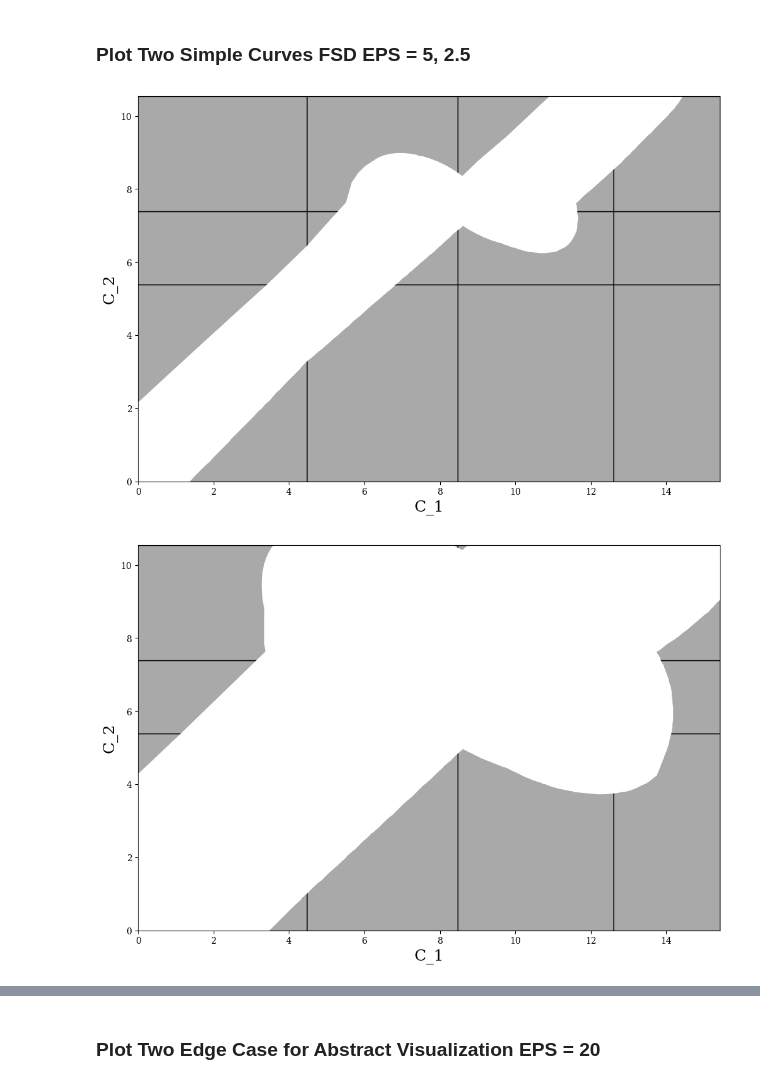
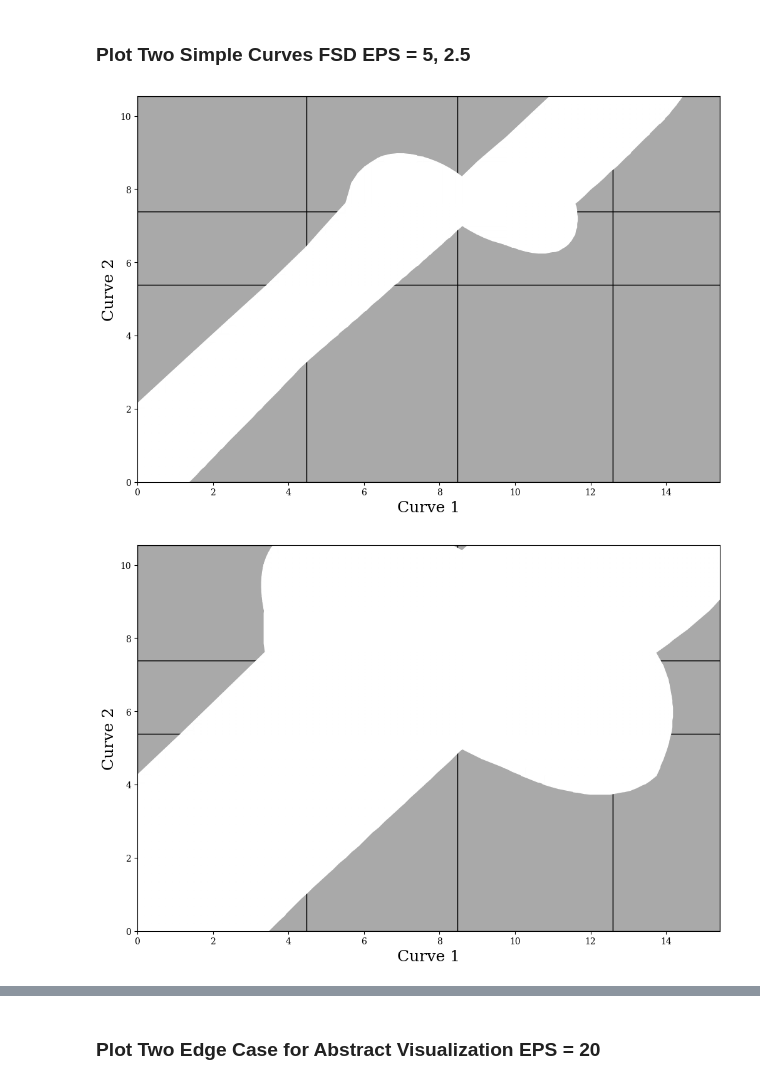
Before and after one commit to compgeomTU/will_rodman_thesis, a Jupyter notebook: images/image_generator.ipynb, the cells around one changed output, grey strips where cells are left out. Cells and saved outputs as stored; diff of their text form; code cells hidden in the pictures.

```diff
--- a/images/image_generator.ipynb
+++ b/images/image_generator.ipynb
@@ -171,22 +172,22 @@ plt.show()
 # %%
 filepath_1 = 'examples/simple_curve/1'
 filepath_2 = 'examples/simple_curve/2'
 
 curve_1 = Curve(filepath_1)
 curve_2 = Curve(filepath_2)
 
 for idx, epsilon in enumerate([2, 4], 1):
     fsd = FreeSpaceDiagram(curve_1, curve_2, n_approximation=25)
     fsd.buildFreeSpace(epsilon)
     fsd.buildCells()
 
     fig, ax = fsd.plotFreeSpace()
     fig.set_size_inches(12, 8)
     #ax.set_title(f"Free Space Diagram | Epsilon = {epsilon}", fontsize=title_fontsize)
-    ax.set_xlabel("C_1", fontsize=axis_fontsize_rect)
-    ax.set_ylabel("C_2", fontsize=axis_fontsize_rect)
+    ax.set_xlabel("Curve 1", fontsize=axis_fontsize_rect)
+    ax.set_ylabel("Curve 2", fontsize=axis_fontsize_rect)
 
     plt.savefig(f'svgs/simple_curve_fsd_epsilon_{idx}.svg', format='svg')
 # %% [output]
-[figure, old version]
+[figure, new version]
-[figure, old version]
+[figure, new version]
```
Also changed, not shown: parts of 12 cells of this notebook, 36 other files.
